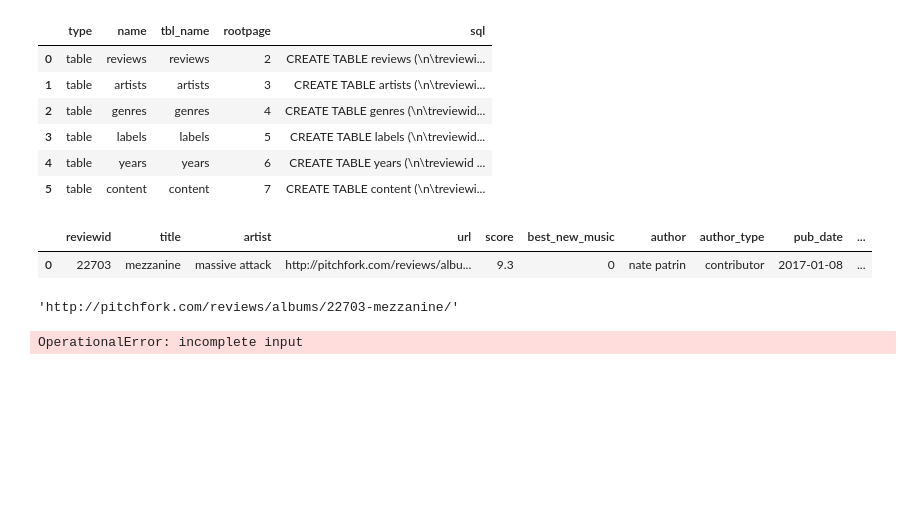
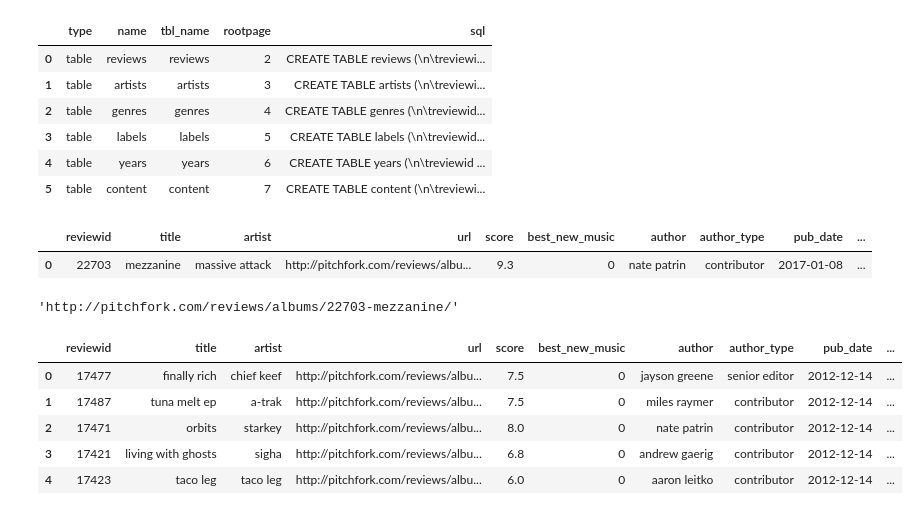
Before and after one commit to Pietrassyk/MusicPreferences_project3, a Jupyter notebook: mod3_final_project.ipynb, the cells around one changed output. Drawn from its saved outputs; the diff is of its cells as text; code cells hidden in the pictures; blank space fills up the shorter version.

```diff
--- a/mod3_final_project.ipynb
+++ b/mod3_final_project.ipynb
@@ -57,6 +70,11 @@ df.url[0]
 # %% [output]
 'http://pitchfork.com/reviews/albums/22703-mezzanine/'
 # %%
-tp.sql("""select * from reviews where pub_year < 2013 group by """)
+tp.sql("""select * from reviews where pub_year < 2013""").head()
 # %% [output]
-OperationalError: incomplete input
+|  | reviewid | title | artist | url | score | best_new_music | author | author_type | pub_date | ... |
+| 0 | 17477 | finally rich | chief keef | http://pitchfork.com/reviews/albu... | 7.5 | 0 | jayson greene | senior editor | 2012-12-14 | ... |
+| 1 | 17487 | tuna melt ep | a-trak | http://pitchfork.com/reviews/albu... | 7.5 | 0 | miles raymer | contributor | 2012-12-14 | ... |
+| 2 | 17471 | orbits | starkey | http://pitchfork.com/reviews/albu... | 8.0 | 0 | nate patrin | contributor | 2012-12-14 | ... |
+| 3 | 17421 | living with ghosts | sigha | http://pitchfork.com/reviews/albu... | 6.8 | 0 | andrew gaerig | contributor | 2012-12-14 | ... |
+| 4 | 17423 | taco leg | taco leg | http://pitchfork.com/reviews/albu... | 6.0 | 0 | aaron leitko | contributor | 2012-12-14 | ... |
```
Also changed, not shown: parts of 17 cells of this notebook, 1 other file.
